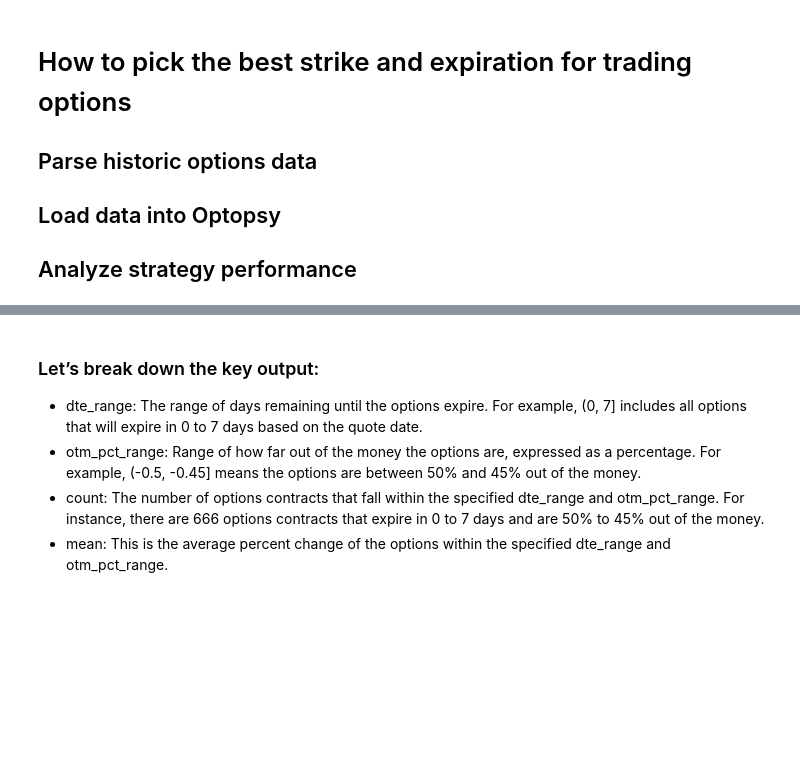
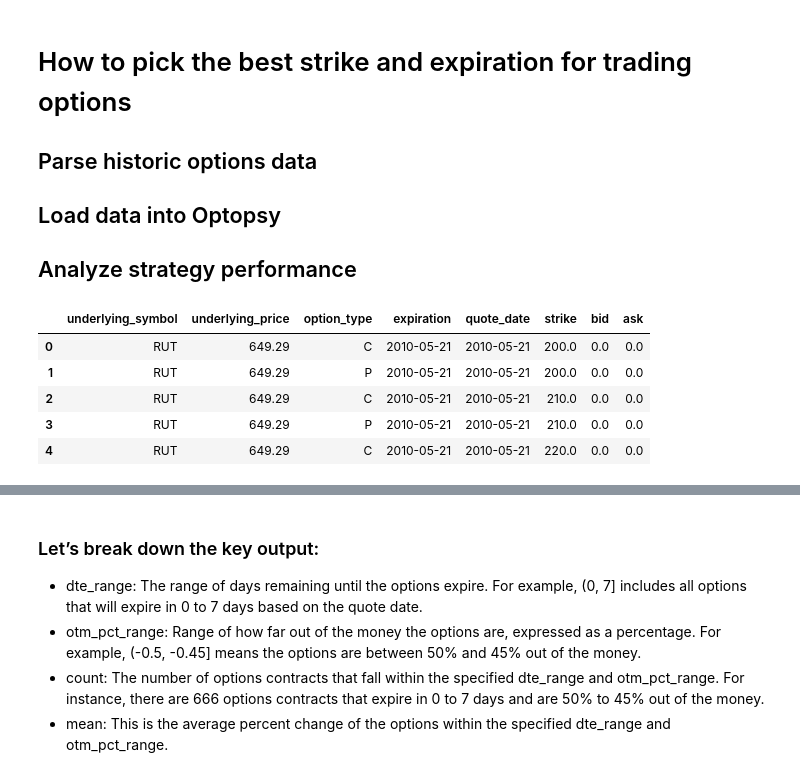
Before and after one commit to baslia/quant_analysis, a Jupyter notebook: options/strike_and_expiration.ipynb, the cells around one changed output, grey strips where cells are left out. Drawn from its saved outputs; the diff is of its cells as text; code cells hidden in the pictures; blank space fills up the shorter version.

```diff
--- a/options/strike_and_expiration.ipynb
+++ b/options/strike_and_expiration.ipynb
@@ -33,6 +34,15 @@ rut_chains = op.csv_data(
     bid=14,
     ask=15
 )
+# %%
+rut_chains.head()
+# %% [output]
+|  | underlying_symbol | underlying_price | option_type | expiration | quote_date | strike | bid | ask |
+| 0 | RUT | 649.29 | C | 2010-05-21 | 2010-05-21 | 200.0 | 0.0 | 0.0 |
+| 1 | RUT | 649.29 | P | 2010-05-21 | 2010-05-21 | 200.0 | 0.0 | 0.0 |
+| 2 | RUT | 649.29 | C | 2010-05-21 | 2010-05-21 | 210.0 | 0.0 | 0.0 |
+| 3 | RUT | 649.29 | P | 2010-05-21 | 2010-05-21 | 210.0 | 0.0 | 0.0 |
+| 4 | RUT | 649.29 | C | 2010-05-21 | 2010-05-21 | 220.0 | 0.0 | 0.0 |
 # %%
 # Analyze strategies with Optopsy
 op.short_calls(rut_chains).round(2)
```
Also changed, not shown: parts of 3 cells of this notebook.
